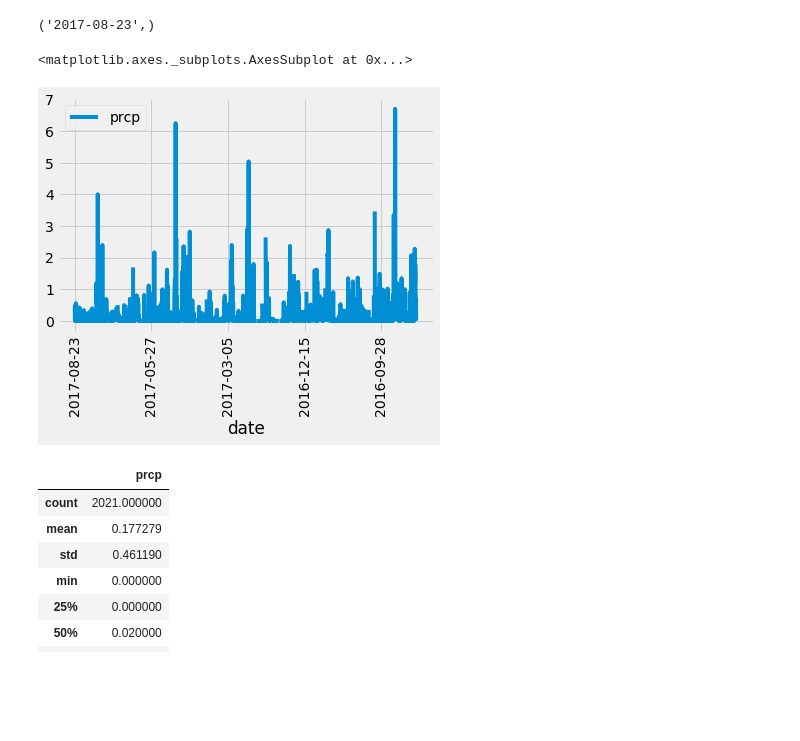
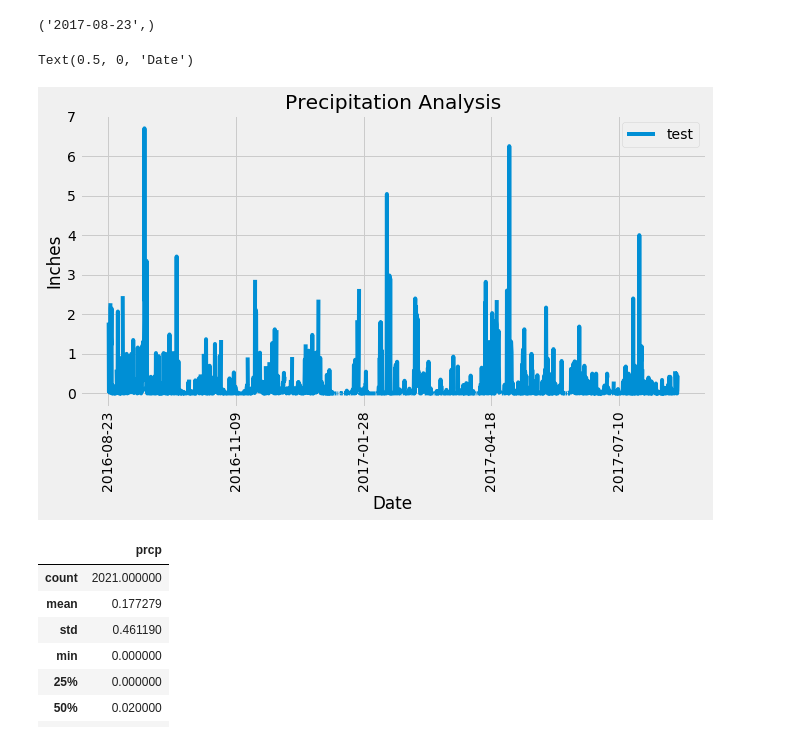
Before and after one commit to ceci-chapa/sqlalchemy-challenge, a Jupyter notebook: ClimateAnalysis/climate_starter.ipynb, the cells around one changed output. Saved outputs shown, nothing was run; the diff lists cells and outputs as text; code cells hidden in the pictures; blank space fills up the shorter version.

Commit message:
adding labels to plots

```diff
--- a/ClimateAnalysis/climate_starter.ipynb
+++ b/ClimateAnalysis/climate_starter.ipynb
@@ -75,28 +75,31 @@ session.query(M.date).order_by(M.date.desc()).first()
 # %%
 # Design a query to retrieve the last 12 months of precipitation data and plot the results.
 # Starting from the most recent data point in the database.
 #start_date = dt.datetime(2017, 8, 23)
 
 # Calculate the date one year from the last date in data set.
 start_date = dt.date(2017, 8, 23) - dt.timedelta(days=365)
 
 # Perform a query to retrieve the data and precipitation scores
 climate_dates = session.query(M.date, M.prcp).\
     filter(M.date >= start_date).all()
 
 # Save the query results as a Pandas DataFrame and set the index to the date column
 climate_df = pd.DataFrame(climate_dates, columns=['date', 'prcp'])
 
 # Sort the dataframe by date
-climate_df.sort_values(by='date', ascending=False, inplace=True)
+climate_df.sort_values(by='date', ascending=True, inplace=True)
 climate_df
 # Use Pandas Plotting with Matplotlib to plot the data
 
 #climate_df.plot(rot=90)
-climate_df.plot(x='date', y='prcp', rot=90)
+climate_df.plot(x='date', y='prcp', rot=90, figsize=(10,5), label='test')
+plt.title('Precipitation Analysis')
+plt.ylabel('Inches')
+plt.xlabel('Date')
 # %% [output]
-<matplotlib.axes._subplots.AxesSubplot at 0x...>
+Text(0.5, 0, 'Date')
-[figure, old version]
+[figure, new version]
 # %%
 # Use Pandas to calcualte the summary statistics for the precipitation data
 climate_df.describe()
```
Also changed, not shown: parts of 1 cell of this notebook.
